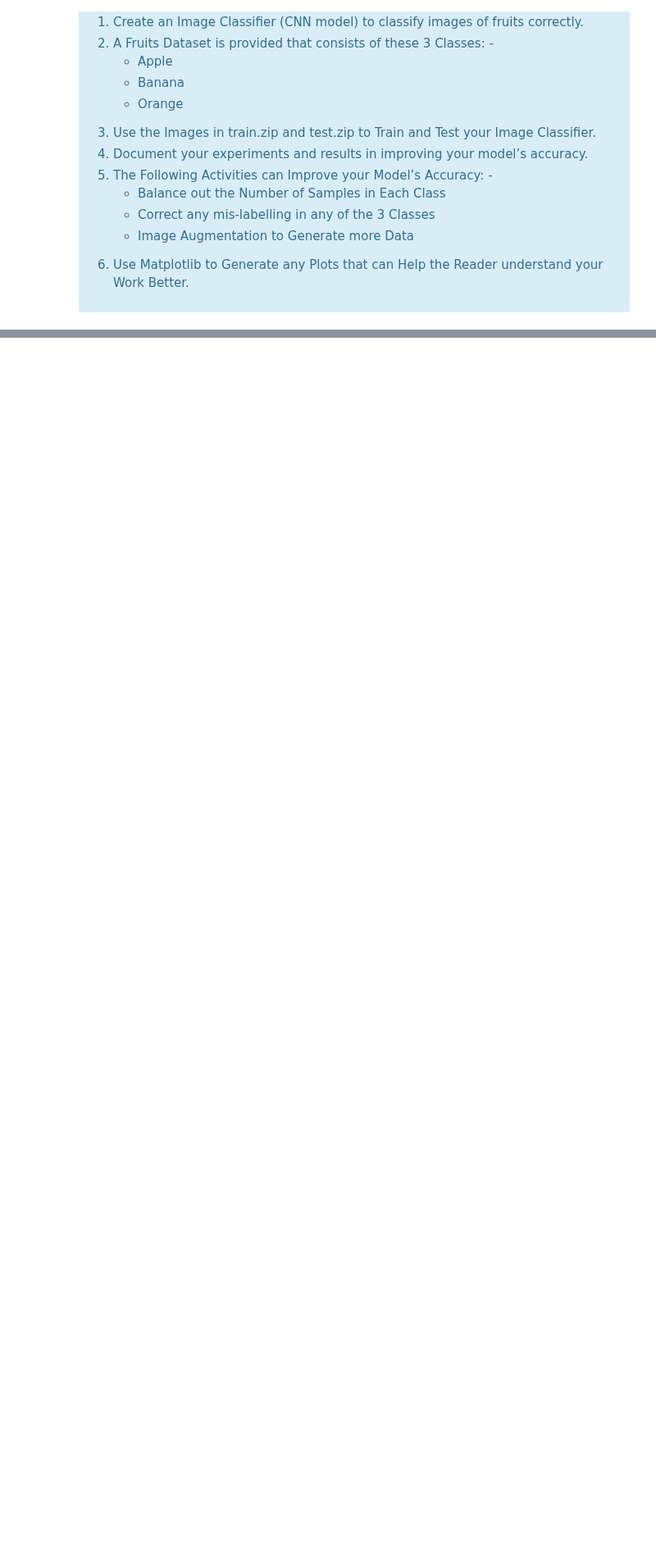
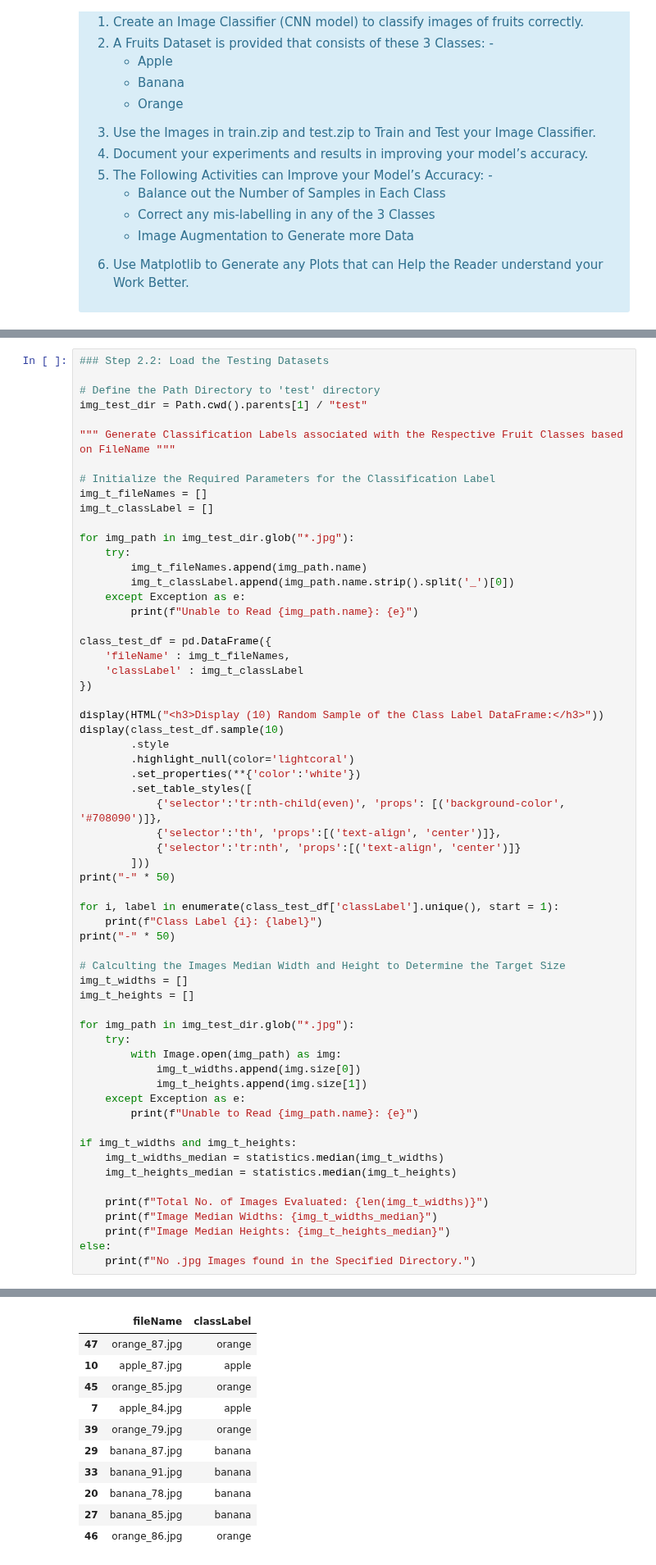
Before and after one commit to Codemelia/ml_ca, a Jupyter notebook: src/Khai/cnn_fruit_classifier.ipynb, the cells around one changed output, grey strips where cells are left out. Shown at 82% size. Saved outputs shown, nothing was run; the diff lists cells and outputs as text; blank space fills up the shorter version.

```diff
--- a/src/Khai/cnn_fruit_classifier.ipynb
+++ b/src/Khai/cnn_fruit_classifier.ipynb
@@ -210,0 +138,62 @@ Image Median Heights: 500
+# %%
+### Step 2.2: Load the Testing Datasets
+
+# Define the Path Directory to 'test' directory
+img_test_dir = Path.cwd().parents[1] / "test"
+
+""" Generate Classification Labels associated with the Respective Fruit Classes based on FileName """
+
+# Initialize the Required Parameters for the Classification Label
+img_t_fileNames = []
+img_t_classLabel = []
+
+for img_path in img_test_dir.glob("*.jpg"):
+    try:
+        img_t_fileNames.append(img_path.name)
+        img_t_classLabel.append(img_path.name.strip().split('_')[0])
+    except Exception as e:
+        print(f"Unable to Read {img_path.name}: {e}")
+
+class_test_df = pd.DataFrame({
+    'fileName' : img_t_fileNames,
+    'classLabel' : img_t_classLabel
+})
+
+display(HTML("<h3>Display (10) Random Sample of the Class Label DataFrame:</h3>"))
+display(class_test_df.sample(10)
+        .style
+        .highlight_null(color='lightcoral')
+        .set_properties(**{'color':'white'})
+        .set_table_styles([
+            {'selector':'tr:nth-child(even)', 'props': [('background-color', '#708090')]},
+            {'selector':'th', 'props':[('text-align', 'center')]},
+            {'selector':'tr:nth', 'props':[('text-align', 'center')]}
+        ]))
+print("-" * 50)
+
+for i, label in enumerate(class_test_df['classLabel'].unique(), start = 1):
+    print(f"Class Label {i}: {label}")
+print("-" * 50)
+
+# Calculting the Images Median Width and Height to Determine the Target Size
+img_t_widths = []
+img_t_heights = []
+
+for img_path in img_test_dir.glob("*.jpg"):
+    try:
+        with Image.open(img_path) as img:
+            img_t_widths.append(img.size[0])
+            img_t_heights.append(img.size[1])
+    except Exception as e:
+        print(f"Unable to Read {img_path.name}: {e}")
+
+if img_t_widths and img_t_heights:
+    img_t_widths_median = statistics.median(img_t_widths)
+    img_t_heights_median = statistics.median(img_t_heights)
+
+    print(f"Total No. of Images Evaluated: {len(img_t_widths)}")
+    print(f"Image Median Widths: {img_t_widths_median}")
+    print(f"Image Median Heights: {img_t_heights_median}")
+else:
+    print(f"No .jpg Images found in the Specified Directory.")
+# %% [output]
@@ -210,0 +201,11 @@ Image Median Heights: 500
+|  | fileName | classLabel |
+| 47 | orange_87.jpg | orange |
+| 10 | apple_87.jpg | apple |
+| 45 | orange_85.jpg | orange |
+| 7 | apple_84.jpg | apple |
+| 39 | orange_79.jpg | orange |
+| 29 | banana_87.jpg | banana |
+| 33 | banana_91.jpg | banana |
+| 20 | banana_78.jpg | banana |
+| 27 | banana_85.jpg | banana |
+| 46 | orange_86.jpg | orange |
```
Also changed, not shown: parts of 12 cells of this notebook.
